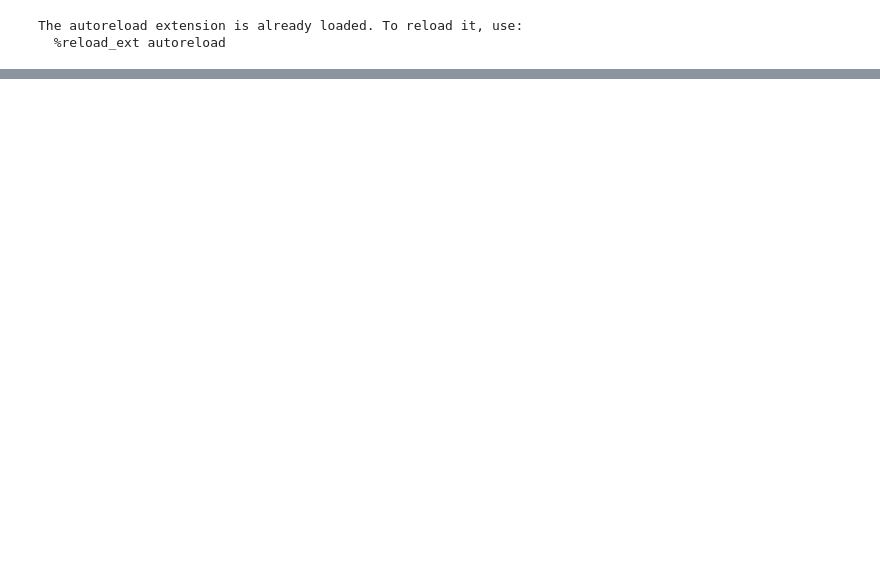
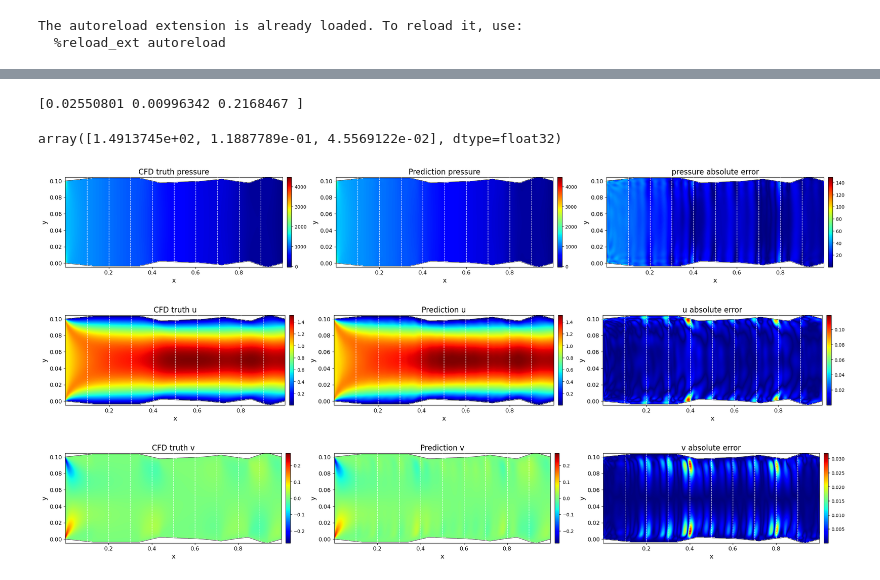
Before and after one commit to lesliekhwang/PIDIF, a Jupyter notebook: DeepONet/iterative_inference.ipynb, the cells around one changed output, grey strips where cells are left out. Drawn from its saved outputs; the diff is of its cells as text; code cells hidden in the pictures; blank space fills up the shorter version.

Commit message:
physics iterative interface inference

```diff
--- a/DeepONet/iterative_inference.ipynb
+++ b/DeepONet/iterative_inference.ipynb
@@ -68,7 +70,7 @@ test_data = build_fluent_deeponet_dataset(
     n_subdomains="adaptive",
     n_interface_points=256,
     n_boundary_points=256,
-    interface_placement="control_points",
+    interface_placement="fixed",
     interface_jitter=0,
     field_map=FIELD_MAP,
     bc_kwargs=bc_kwargs,
@@ -179,7 +166,7 @@ plt.show()
 # This does not add smoothness/range/truth penalties.
 
 sa_config = InterfaceIterationConfig(
-    max_iter=500000,
+    max_iter=50000,
     tol=1.0e-6,
     mse_mode="normalized",
     relaxation=1.0,
@@ -374,0 +383,33 @@ for c in range(best_z.shape[2]):
+# %%
+pred = np.concat(result_phys["pred_samples"], axis=0)
+truth = np.concat([test_data["samples"][i]["target"] for i in range(len(test_data["samples"]))], axis=0)
+err = np.abs(pred - truth)
+
+rel_l2 = np.linalg.norm(err, axis=0) / np.linalg.norm(truth, axis=0)
+print(rel_l2)
+# %% [output]
+[0.02550801 0.00996342 0.2168467 ]
+# %%
+np.abs(plot_dict["pred"] - plot_dict["truth"]).max(axis=0)
+# %% [output]
+array([1.4913745e+02, 1.1887789e-01, 4.5569122e-02], dtype=float32)
+# %%
+output_channel_names = test_data["output_channel_names"]
+for field_name in output_channel_names:
+    field_idx = output_channel_names.index(field_name)
+
+    plot_prediction_imshow_from_points(
+        x=plot_dict["x"],
+        y=plot_dict["y"],
+        pred=plot_dict["pred"],
+        truth=plot_dict["truth"],
+        field_name=field_name,
+        field_idx=field_idx,
+        n_y_plot=200,
+        metadata=test_data["metadata"],
+        mesh_h5=case_files[TEST_CH[0]]["mesh"],
+    )
+# %% [output]
+[figure, added]
+[figure, added]
+[figure, added]
```
Also changed, not shown: parts of 24 cells of this notebook, 8 other files.
